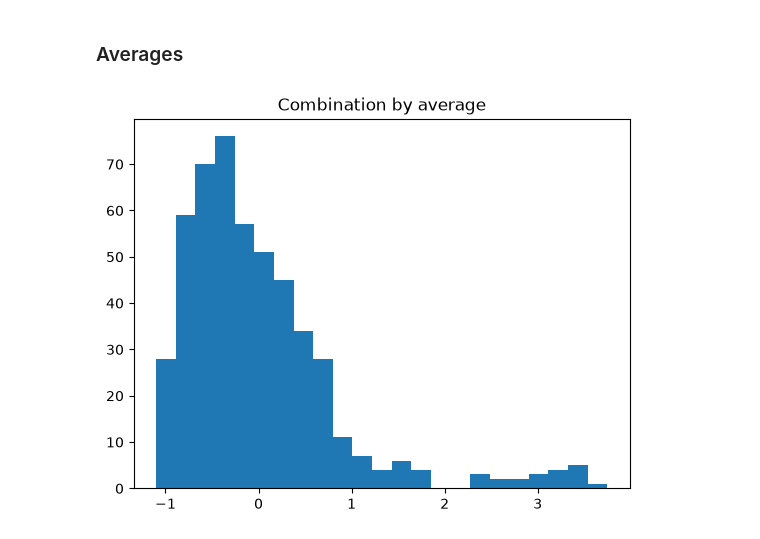
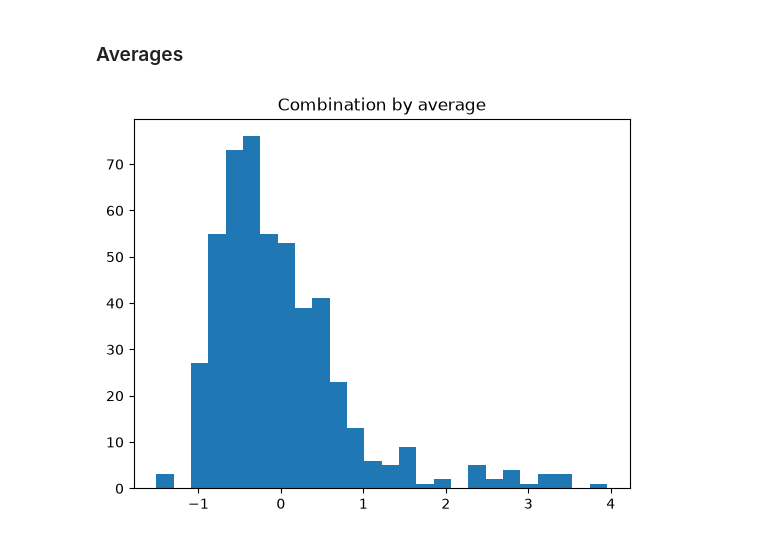
Before and after one commit to dataman-git/agentic_ai_for_anomaly_detection, a Jupyter notebook: 07_GMM.ipynb, the cells around one changed output. Saved outputs shown, nothing was run; the diff lists cells and outputs as text; code cells hidden in the pictures.

```diff
--- a/07_GMM.ipynb
+++ b/07_GMM.ipynb
@@ -326,15 +326,13 @@ train_scores_norm, test_scores_norm = standardizer(train_scores,test_scores)
 # %%
 # Combination by average
 # The test_scores_norm is 500 x 7. The "average" function will take the average of the 7 columns.
 # The result "y_by_average" is a single column:
 y_train_by_average = average(train_scores_norm)
 y_test_by_average = average(test_scores_norm)
-import matplotlib.pyplot as plt
-plt.hist(y_train_by_average, bins='auto') # arguments are passed to np.histogram
-plt.title("Combination by average")
-plt.show()
+
+plot_hist(y_train_by_average, title="Combination by average")
 # %% [output]
-[figure, old version]
+[figure, new version]
 # %%
 descriptive_stat_threshold(X_train,y_train_by_average, 2.0,feature_list)
 # %% [output]
```
Also changed, not shown: parts of 7 cells of this notebook.
